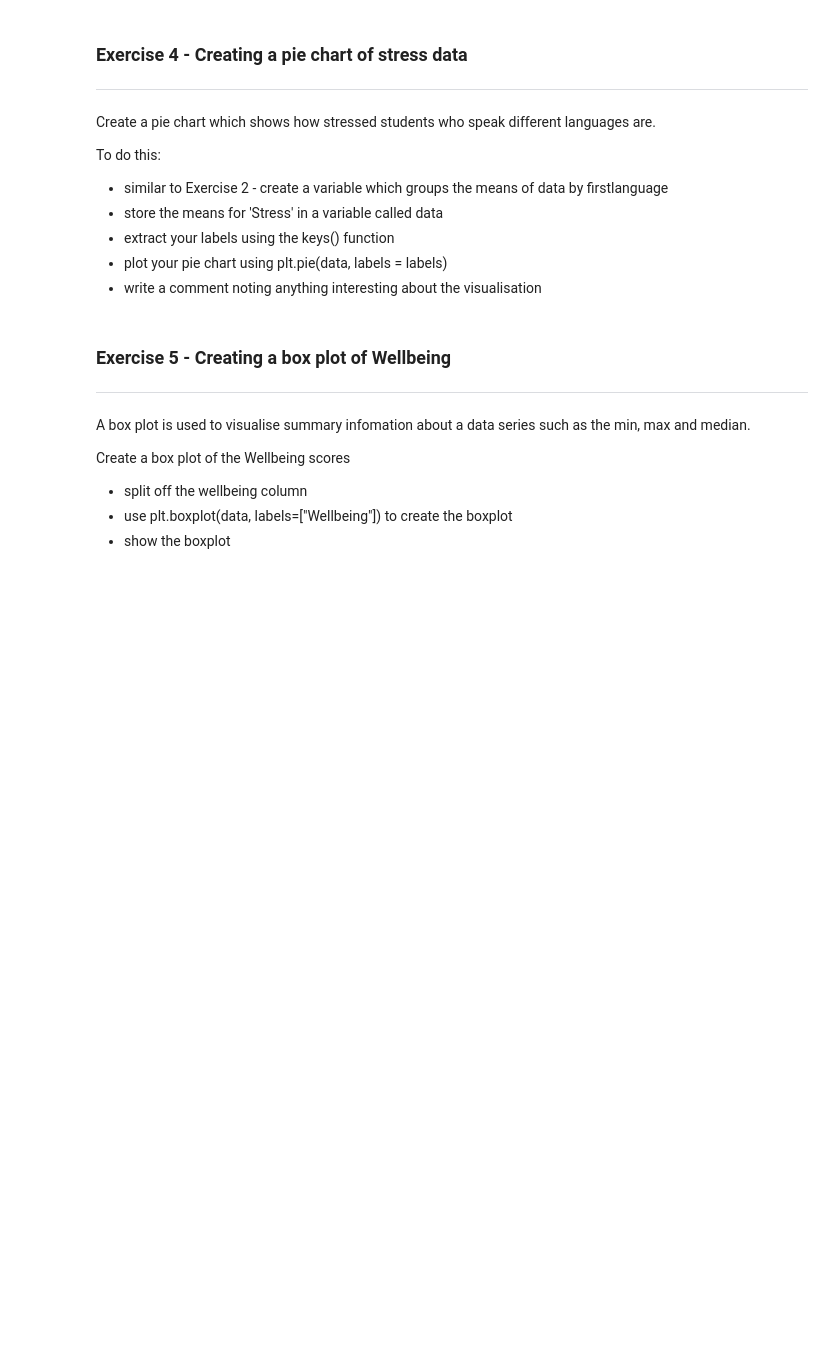
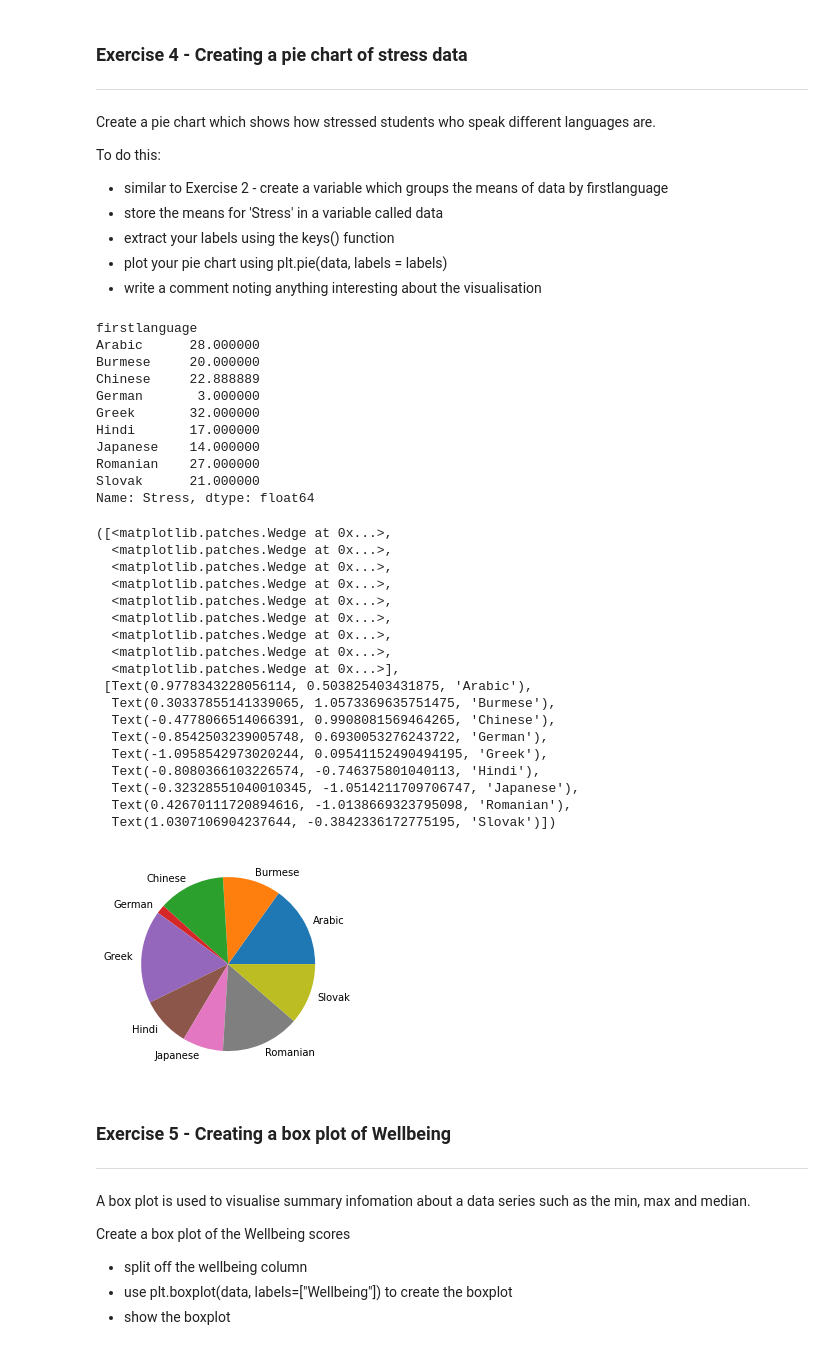
Before and after one commit to JackSandford/ECK, a Jupyter notebook: Worksheets/7_1_Visualisation_with_matplotlib.ipynb, the cells around one changed output. Cells and saved outputs as stored; diff of their text form; code cells hidden in the pictures; blank space fills up the shorter version.

```diff
--- a/Worksheets/7_1_Visualisation_with_matplotlib.ipynb
+++ b/Worksheets/7_1_Visualisation_with_matplotlib.ipynb
@@ -148,6 +158,8 @@ For these exercises you will use the Psychology dataset: "https://github.com/lil
 To get the data ready:
 
 * read csv file above and save into a new variable called `psych_data`
+# %%
+psych_data = pd.read_csv('https://github.com/lilaceri/Working-with-data-/blob/b157a2feceb7709cf82426932385706d65446270/Data%20Sets%20for%20code%20divisio/Positive_Psychology_2017.csv?raw=true')
 # %% [markdown]
 ### Exercise 4 - Creating a pie chart of stress data
 ---
@@ -160,6 +172,44 @@ To do this:
 * extract your labels using the keys() function
 * plot your pie chart using plt.pie(data, labels = labels)
 * write a comment noting anything interesting about the visualisation
+# %%
+firstl = psych_data.groupby(['firstlanguage']).mean()
+data = firstl['Stress']
+#data = data.astype(int)
+display(data)
+labels = data.keys()
+plt.pie(data, labels = labels)
+# %% [output]
+firstlanguage
+Arabic      28.000000
+Burmese     20.000000
+Chinese     22.888889
+German       3.000000
+Greek       32.000000
+Hindi       17.000000
+Japanese    14.000000
+Romanian    27.000000
+Slovak      21.000000
+Name: Stress, dtype: float64
+([<matplotlib.patches.Wedge at 0x...>,
+  <matplotlib.patches.Wedge at 0x...>,
+  <matplotlib.patches.Wedge at 0x...>,
+  <matplotlib.patches.Wedge at 0x...>,
+  <matplotlib.patches.Wedge at 0x...>,
+  <matplotlib.patches.Wedge at 0x...>,
+  <matplotlib.patches.Wedge at 0x...>,
+  <matplotlib.patches.Wedge at 0x...>,
+  <matplotlib.patches.Wedge at 0x...>],
+ [Text(0.9778343228056114, 0.503825403431875, 'Arabic'),
+  Text(0.30337855141339065, 1.0573369635751475, 'Burmese'),
+  Text(-0.4778066514066391, 0.9908081569464265, 'Chinese'),
+  Text(-0.8542503239005748, 0.6930053276243722, 'German'),
+  Text(-1.0958542973020244, 0.09541152490494195, 'Greek'),
+  Text(-0.8080366103226574, -0.746375801040113, 'Hindi'),
+  Text(-0.32328551040010345, -1.0514211709706747, 'Japanese'),
+  Text(0.42670111720894616, -1.0138669323795098, 'Romanian'),
+  Text(1.0307106904237644, -0.3842336172775195, 'Slovak')])
+[figure, added]
 # %% [markdown]
 ### Exercise 5 - Creating a box plot of Wellbeing
 ---
```
Also changed, not shown: parts of 8 cells of this notebook.
